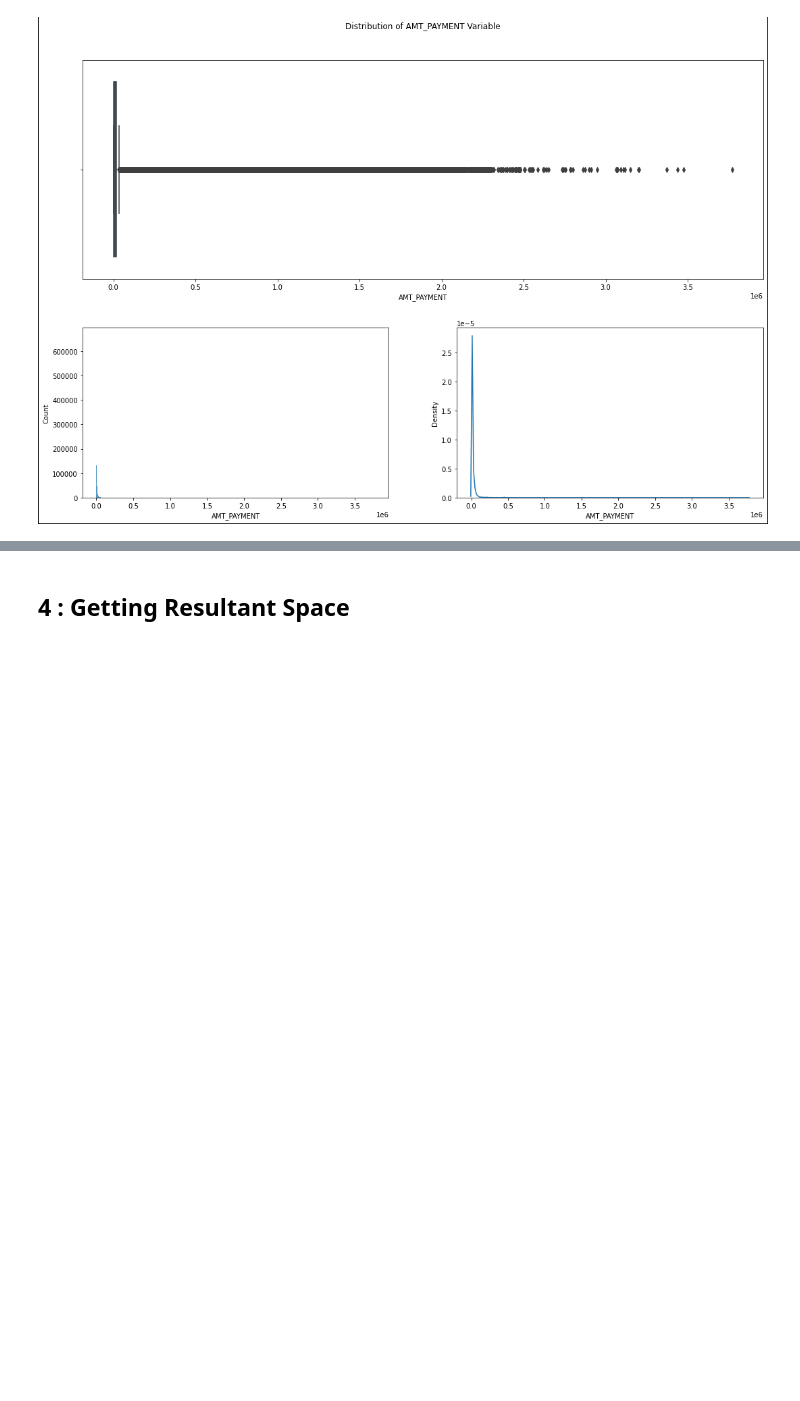
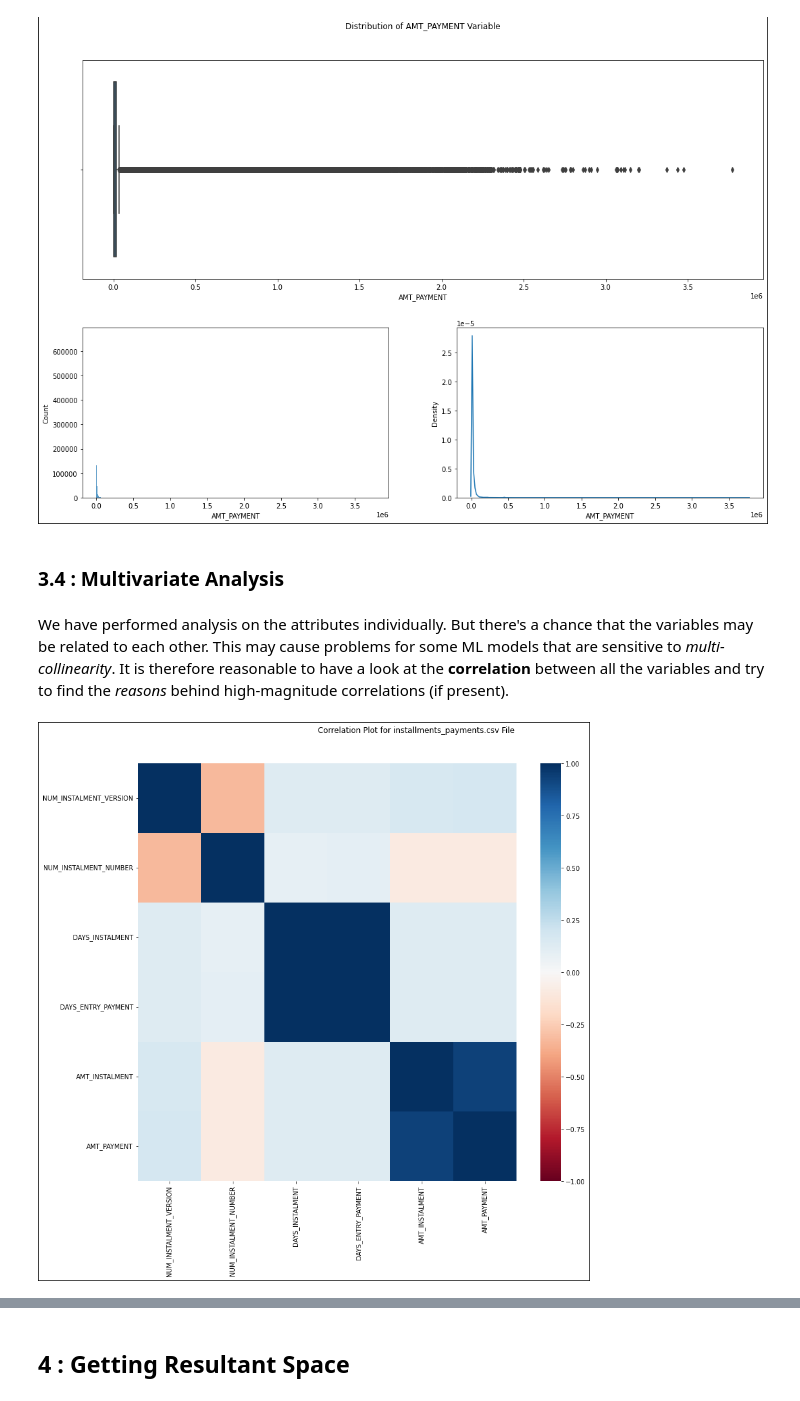
Before and after one commit to KhareHarsh327/Home-Credit-Default-Risk, a Jupyter notebook: notebooks/EDA and FE/2. Installment Payment Analysis.ipynb, the cells around one changed output, grey strips where cells are left out. Cells and saved outputs as stored; diff of their text form; code cells hidden in the pictures; blank space fills up the shorter version.

```diff
--- a/notebooks/EDA and FE/2. Installment Payment Analysis.ipynb
+++ b/notebooks/EDA and FE/2. Installment Payment Analysis.ipynb
@@ -232,3 +241,14 @@ plotter.numeric_distribution(
 )
 # %% [output]
 [figure]
+# %% [markdown]
+<h3><div id="3.4">3.4 : Multivariate Analysis</div></h3>
+# %% [markdown]
+We have performed analysis on the attributes individually. But there's a chance that the variables may be related to each other. This may cause problems for some ML models that are sensitive to *multi-collinearity*. It is therefore reasonable to have a look  at the **correlation** between all the variables and try to find the *reasons* behind high-magnitude correlations (if present).
+# %%
+plotter.plot_correlation(
+    title = "Correlation Plot for installments_payments.csv File",
+    data = instal.iloc[:, 2:]
+)
+# %% [output]
+[figure, added]
```
Also changed, not shown: parts of 14 cells of this notebook, 1 other file.
